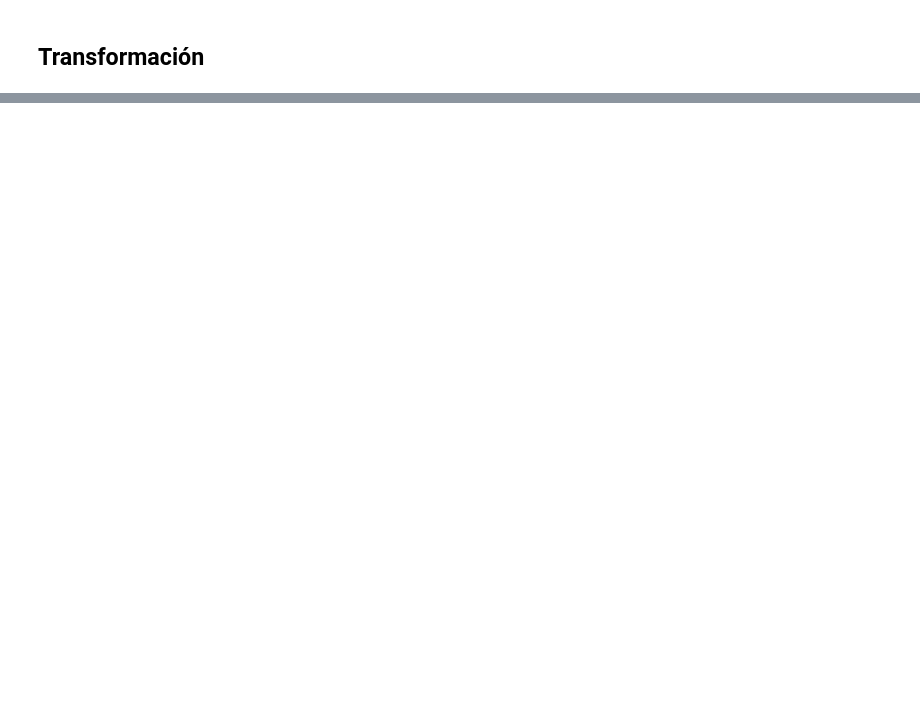
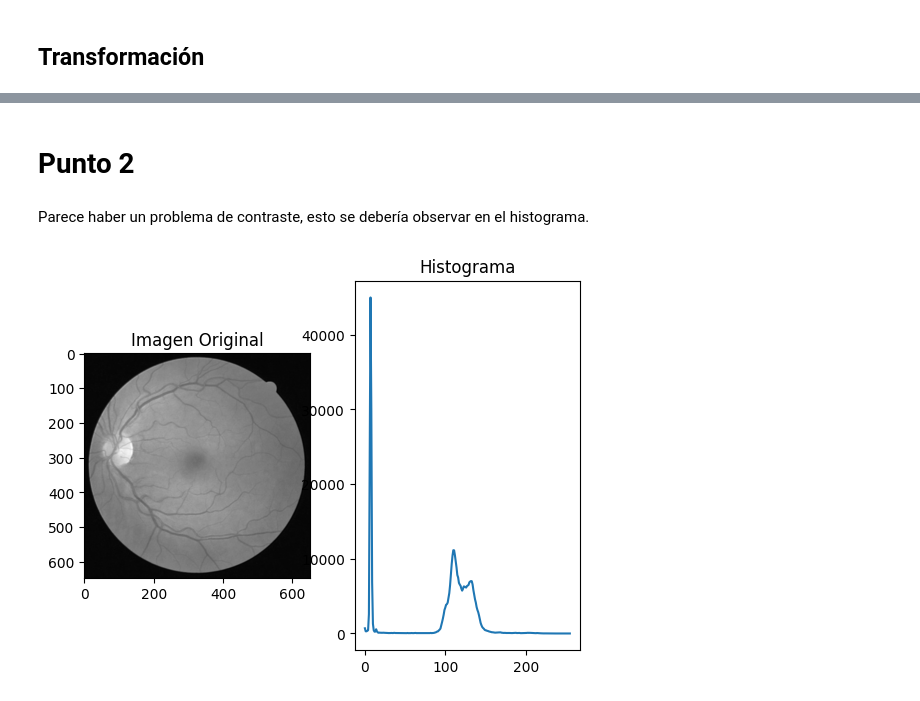
Before and after one commit to ProcDeImagenes-2025/TP4, a Jupyter notebook: tp4-code.ipynb, the cells around one changed output, grey strips where cells are left out. Drawn from its saved outputs; the diff is of its cells as text; code cells hidden in the pictures; blank space fills up the shorter version.

Commit message:
punto 2

```diff
--- a/tp4-code.ipynb
+++ b/tp4-code.ipynb
@@ -26,0 +46,15 @@ print (img.max())
+# %% [markdown]
+# Punto 2
+# %% [markdown]
+Parece haber un problema de contraste, esto se debería observar en el histograma.
+# %%
+img = cv2.imread('Imagenes/eyebw.jpg', cv2.IMREAD_GRAYSCALE)
+ax, fig = plt.subplots(1, 2)
+fig[0].imshow(img, cmap='gray')
+fig[0].set_title('Imagen Original')
+hist, bins = np.histogram(img.flatten(), 256, [0,256])
+fig[1].plot(hist)
+fig[1].set_title('Histograma')
+plt.show()
+# %% [output]
+[figure, added]
```
Also changed, not shown: parts of 8 cells of this notebook.
